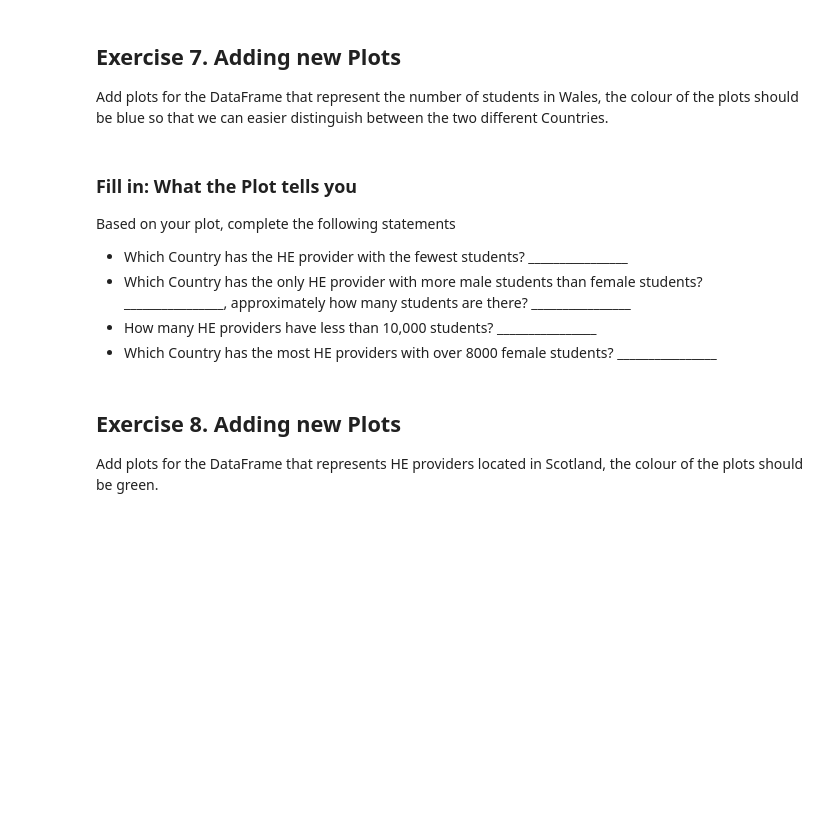
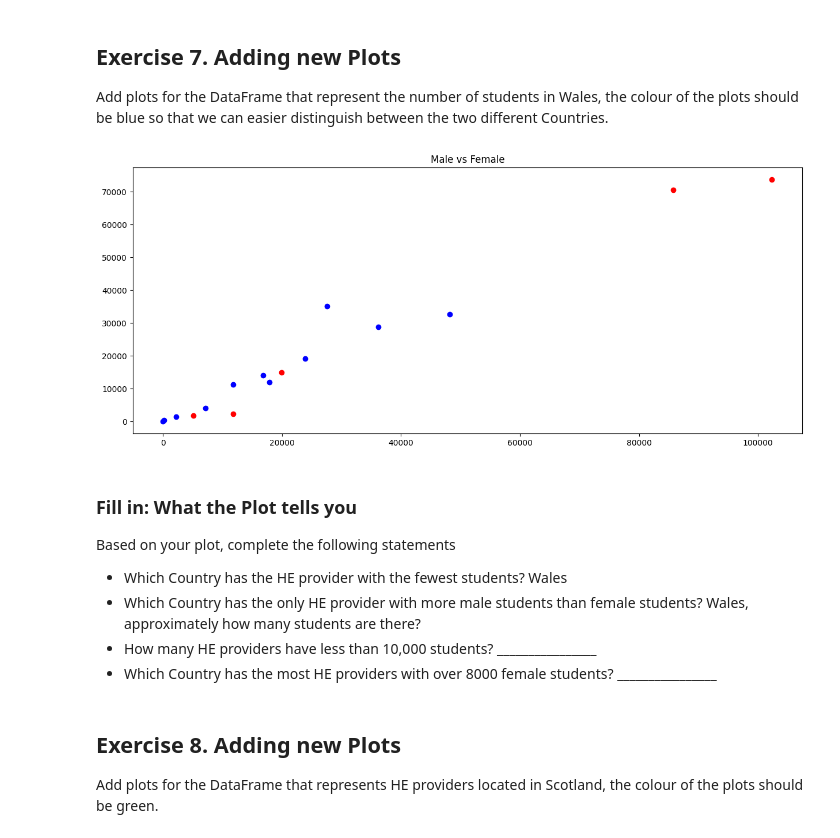
Before and after one commit to Blacbrd/MathsAndDataScience, a Jupyter notebook: Lab2_Part1_Scatter_AY2024_25.ipynb, the cells around one changed output. Cells and saved outputs as stored; diff of their text form; code cells hidden in the pictures; blank space fills up the shorter version.

```diff
--- a/Lab2_Part1_Scatter_AY2024_25.ipynb
+++ b/Lab2_Part1_Scatter_AY2024_25.ipynb
@@ -318,12 +363,21 @@ Category                                 HE provider   Country  Female   Male  \
 # %% [markdown]
 <h2>Exercise 7. Adding new Plots</h2>
 <p>Add plots for the DataFrame that represent the number of students in Wales, the colour of the plots should be blue so that we can easier distinguish between the two different Countries.</p>
+# %%
+plt.figure(figsize=(15,6))
+plt.title("Male vs Female")
+plt.scatter(nireland_filtered_pivot["Female"], nireland_filtered_pivot["Male"], c="Red")
+plt.scatter(wales["Female"], wales["Male"], c="Blue")
+
+plt.show()
+# %% [output]
+[figure, added]
 # %% [markdown]
 <h3>Fill in: What the Plot tells you</h3>
 <p>Based on your plot, complete the following statements</p>
 <ul>
-<li>Which Country has the HE provider with the fewest students?   ________________ </li>
-<li>Which Country has the only HE provider with more male students than female students?  ________________, approximately how many students are there? ________________  </li>
+<li>Which Country has the HE provider with the fewest students? Wales </li>
+<li>Which Country has the only HE provider with more male students than female students?  Wales, approximately how many students are there?   </li>
 <li>How many HE providers have less than 10,000 students? ________________</li>
 <li>Which Country has the most HE providers with over 8000 female students? ________________</li>
 </ul>
```
Also changed, not shown: parts of 4 cells of this notebook.
